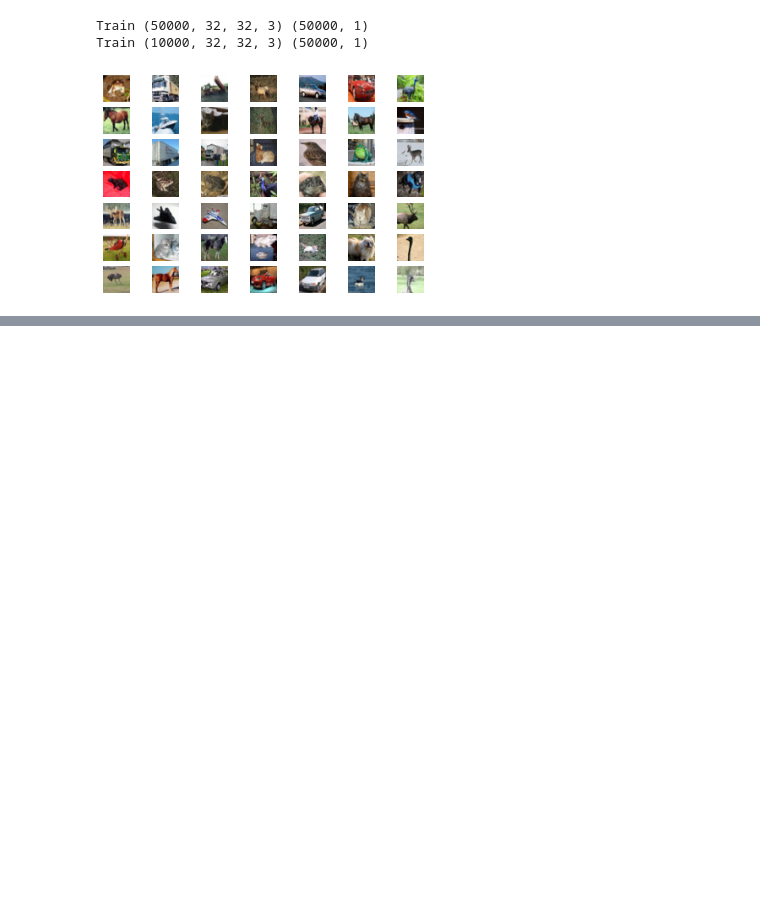
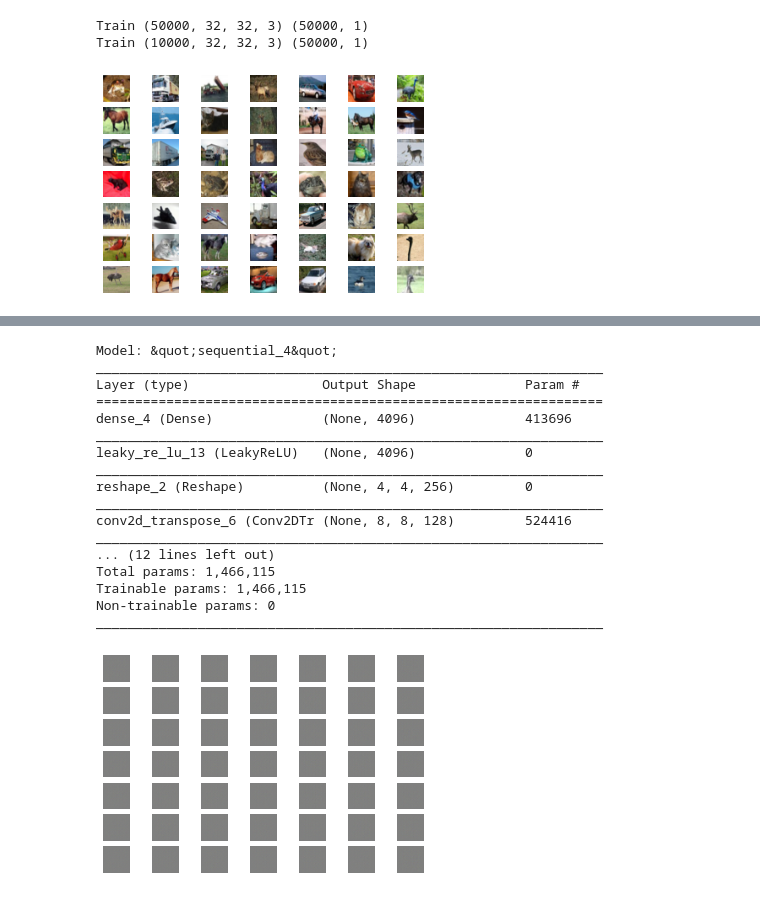
Before and after one commit to rishabhshetty98/cifar10gan, a Jupyter notebook: prep.ipynb, the cells around one changed output, grey strips where cells are left out. Drawn from its saved outputs; the diff is of its cells as text; code cells hidden in the pictures; blank space fills up the shorter version.

```diff
--- a/prep.ipynb
+++ b/prep.ipynb
@@ -168,0 +175,53 @@ train_discriminator(model, dataset)
+# %%
+#generate points in latent space as input for the generator
+def generate_latent_points(latent_dim, n_samples):
+    #generate points in the latent space
+    x_input = randn(latent_dim * n_samples)
+    #reshape into a batch of inputs for the network
+    x_input = x_input.reshape(n_samples, latent_dim)
+    return x_input
+# %%
+#use the generator to generate n fake examples, with class labels (made from generate_fake_samples)
+def fake_sampler(g_model, latent_dim, n_samples):
+    X_input = generate_latent_points(latent_dim, n_samples)
+    #predict outputs
+    X = g_model.predict(X_input)
+    #create 'fake' class labels(0)
+    y = zeros((n_samples, 1))
+    return X,y
+# %%
+latent_dim = 100 #round number and widely used but not compulsory
+model = generator(latent_dim)
+model.summary()
+n_samples = 49
+X, _ = fake_sampler(model, latent_dim, n_samples)
+#scale pixel values from [-1,1] to [0,1]
+X = (X+1)/2.0
+#plot
+for i in range(n_samples):
+    #define subplot
+    pyplot.subplot(7,7,1+i)
+    #turn off the axis labels
+    pyplot.axis('off')
+    pyplot.imshow(X[i])
+
+pyplot.show()
+# %% [output]
+Model: &quot;sequential_4&quot;
+_________________________________________________________________
+Layer (type)                 Output Shape              Param #
+=================================================================
+dense_4 (Dense)              (None, 4096)              413696
+_________________________________________________________________
+leaky_re_lu_13 (LeakyReLU)   (None, 4096)              0
+_________________________________________________________________
+reshape_2 (Reshape)          (None, 4, 4, 256)         0
+_________________________________________________________________
+conv2d_transpose_6 (Conv2DTr (None, 8, 8, 128)         524416
+_________________________________________________________________
+... (12 lines left out)
+Total params: 1,466,115
+Trainable params: 1,466,115
+Non-trainable params: 0
+_________________________________________________________________
+[figure, added]
```
Also changed, not shown: parts of 8 cells of this notebook.
